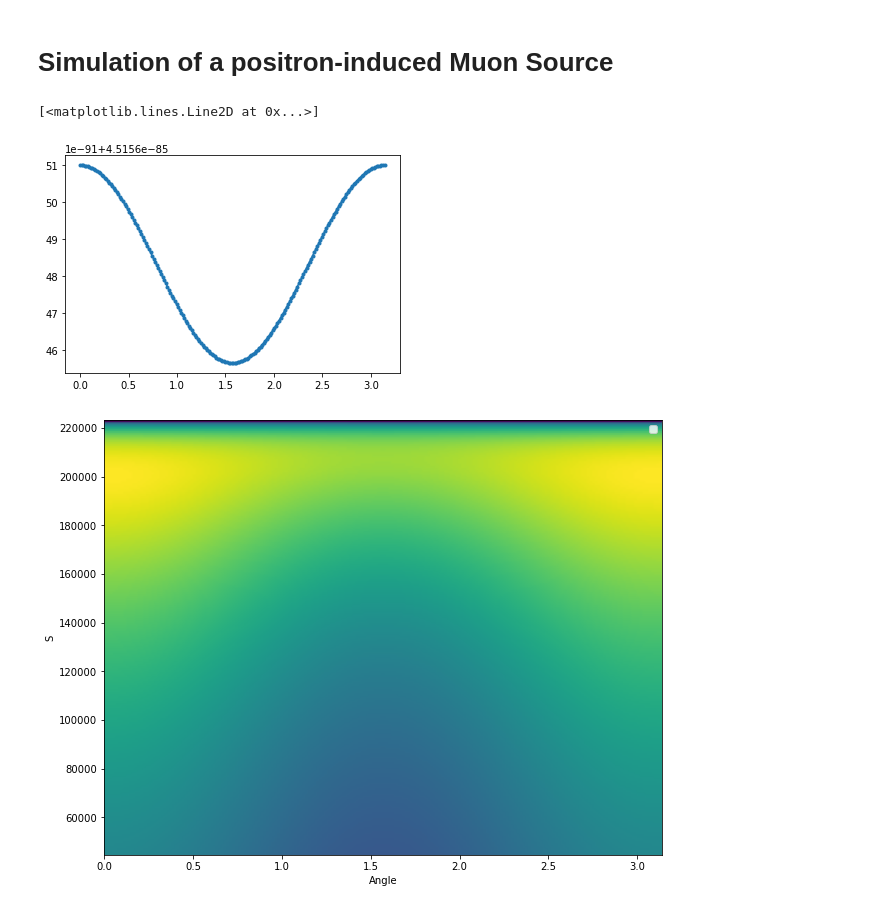
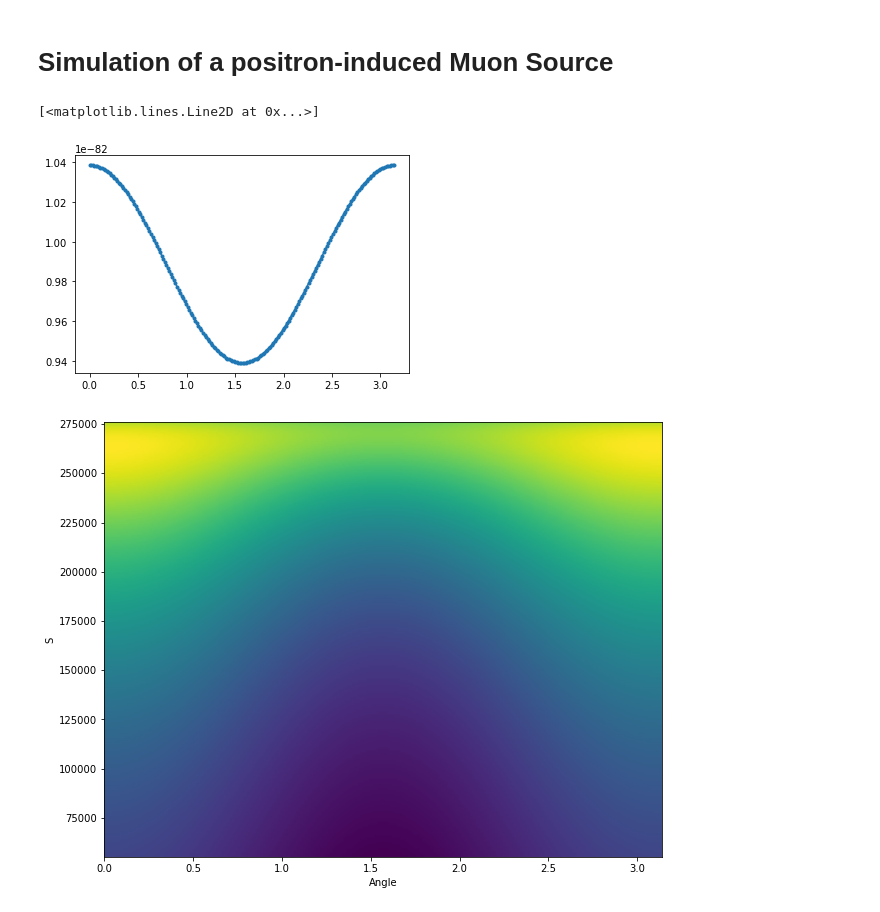
Before and after one commit to sarapasquato/LCP_Project, a Jupyter notebook: Project.ipynb, the cells around one changed output. Drawn from its saved outputs; the diff is of its cells as text; code cells hidden in the pictures.

```diff
--- a/Project.ipynb
+++ b/Project.ipynb
@@ -6,19 +6,25 @@ import matplotlib.pyplot as plt
 import pandas as pd
 # %%
 e = 1.602176634 * 10**(-19)
+mass_e = 0.51099895069
 mass_mu = 105.6583755
 
 def cross_section(s, omega):
     ratio = 4 * mass_mu**2 / s
     return e**4 / (32 * np.pi * s) * np.sqrt(1 - ratio) * (1 + ratio + (1 - ratio) * np.cos(omega)**2)
 
-s = 4 * mass_mu**2 + mass_mu * 0.001        # should be greater than 4 mass_mu
+def cross_section_norm(s, cos):
+    ratio = 4 * mass_mu**2 / s
+    beta = np.sqrt(1 - ratio)
+    return 3 / (4*(3 - beta**2)) * (1 + cos**2 + (1 - beta**2) * (1 - cos**2))
+
+s = 4 * mass_mu**2 + mass_mu * 100     # should be greater than 4 mass_mu
 l = np.linspace(0, np.pi, 200, endpoint=True)
 plt.plot(l, cross_section(s, l), marker=".")
 #plt.ylim(-10**-20, 10**-20)
 # %% [output]
 [<matplotlib.lines.Line2D at 0x...>]
-[figure, old version]
+[figure, new version]
 # %%
 s_space = np.linspace(s, 5 * s, 200, endpoint=True)
 
@@ -30,4 +36,4 @@ plt.xlabel("Angle")
 plt.ylabel("S")
 plt.show()
 # %% [output]
-[figure, old version]
+[figure, new version]
```
Also changed, not shown: parts of 2 cells of this notebook.
